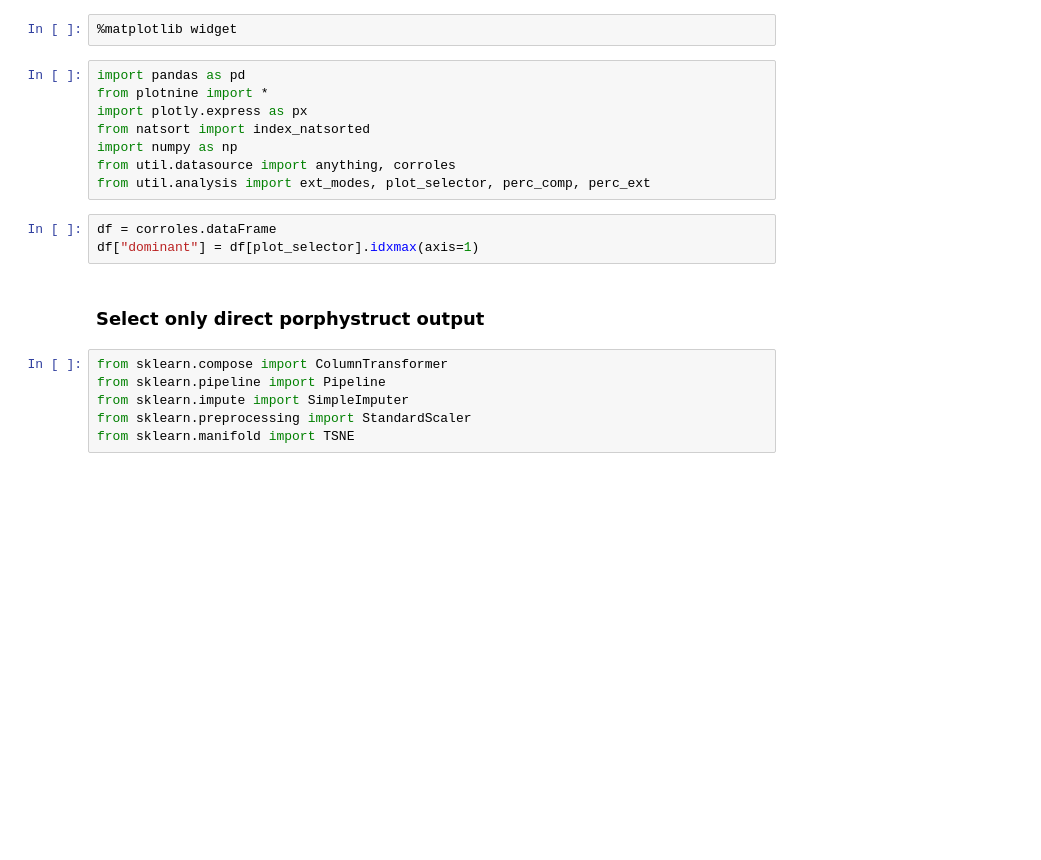
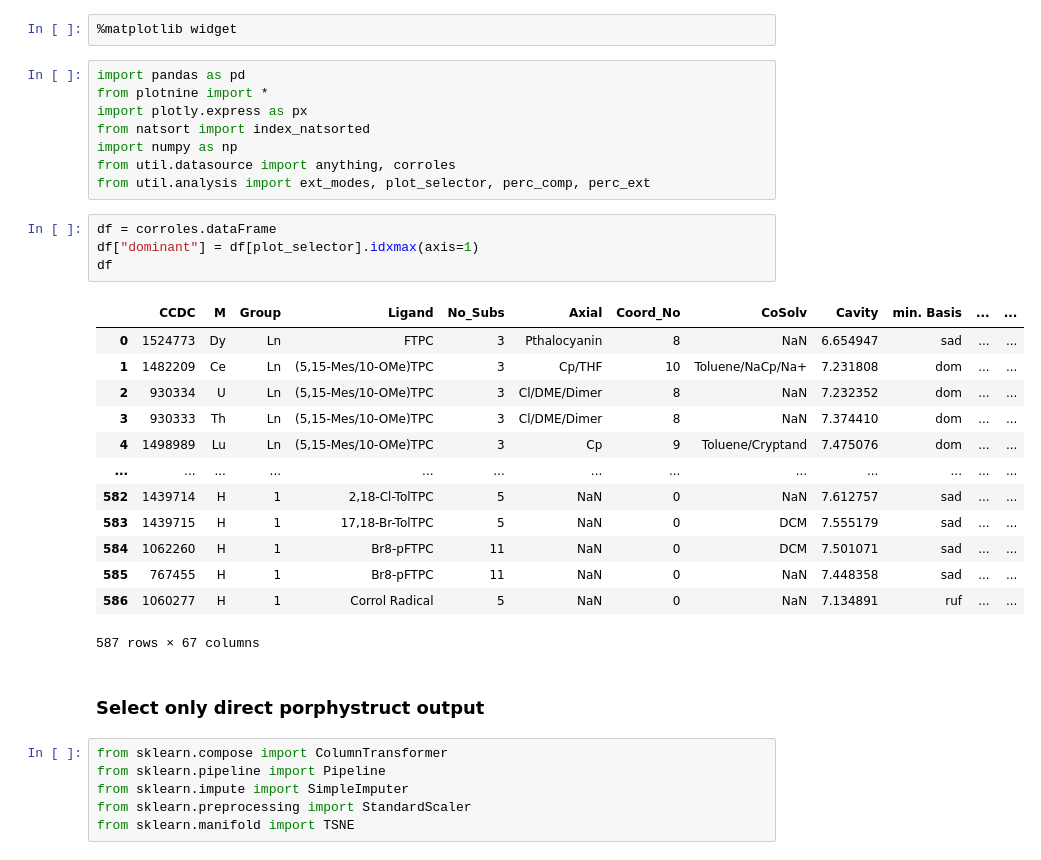
Before and after one commit to JensKrumsieck/cif-splitter, a Jupyter notebook: tsne.ipynb, the cells around one changed output. Drawn from its saved outputs; the diff is of its cells as text; blank space fills up the shorter version.

```diff
--- a/tsne.ipynb
+++ b/tsne.ipynb
@@ -16,6 +41,21 @@ from util.analysis import ext_modes, plot_selector, perc_comp, perc_ext
 # %%
 df = corroles.dataFrame
 df["dominant"] = df[plot_selector].idxmax(axis=1)
+df
+# %% [output]
+|  | CCDC | M | Group | Ligand | No_Subs | Axial | Coord_No | CoSolv | Cavity | min. Basis | ... | ... |
+| 0 | 1524773 | Dy | Ln | FTPC | 3 | Pthalocyanin | 8 | NaN | 6.654947 | sad | ... | ... |
+| 1 | 1482209 | Ce | Ln | (5,15-Mes/10-OMe)TPC | 3 | Cp/THF | 10 | Toluene/NaCp/Na+ | 7.231808 | dom | ... | ... |
+| 2 | 930334 | U | Ln | (5,15-Mes/10-OMe)TPC | 3 | Cl/DME/Dimer | 8 | NaN | 7.232352 | dom | ... | ... |
+| 3 | 930333 | Th | Ln | (5,15-Mes/10-OMe)TPC | 3 | Cl/DME/Dimer | 8 | NaN | 7.374410 | dom | ... | ... |
+| 4 | 1498989 | Lu | Ln | (5,15-Mes/10-OMe)TPC | 3 | Cp | 9 | Toluene/Cryptand | 7.475076 | dom | ... | ... |
+| ... | ... | ... | ... | ... | ... | ... | ... | ... | ... | ... | ... | ... |
+| 582 | 1439714 | H | 1 | 2,18-Cl-TolTPC | 5 | NaN | 0 | NaN | 7.612757 | sad | ... | ... |
+| 583 | 1439715 | H | 1 | 17,18-Br-TolTPC | 5 | NaN | 0 | DCM | 7.555179 | sad | ... | ... |
+| 584 | 1062260 | H | 1 | Br8-pFTPC | 11 | NaN | 0 | DCM | 7.501071 | sad | ... | ... |
+| 585 | 767455 | H | 1 | Br8-pFTPC | 11 | NaN | 0 | NaN | 7.448358 | sad | ... | ... |
+| 586 | 1060277 | H | 1 | Corrol Radical | 5 | NaN | 0 | NaN | 7.134891 | ruf | ... | ... |
+587 rows × 67 columns
 # %% [markdown]
 ### Select only direct porphystruct output
 # %%
```
Also changed, not shown: parts of 12 cells of this notebook, 1 other file.
